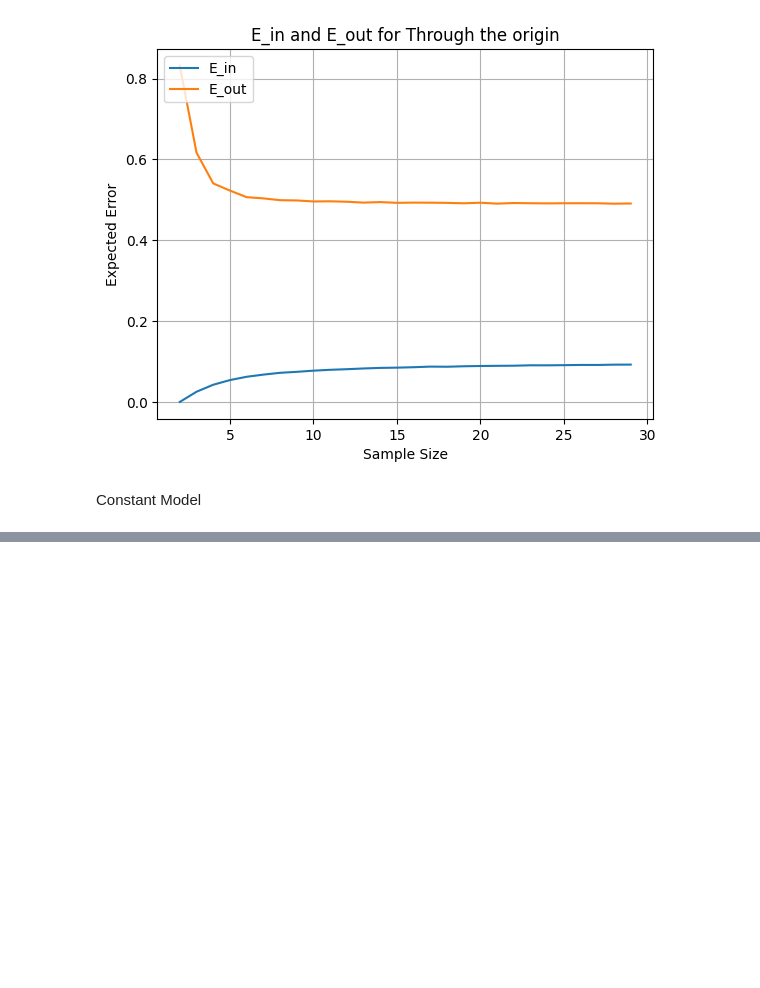
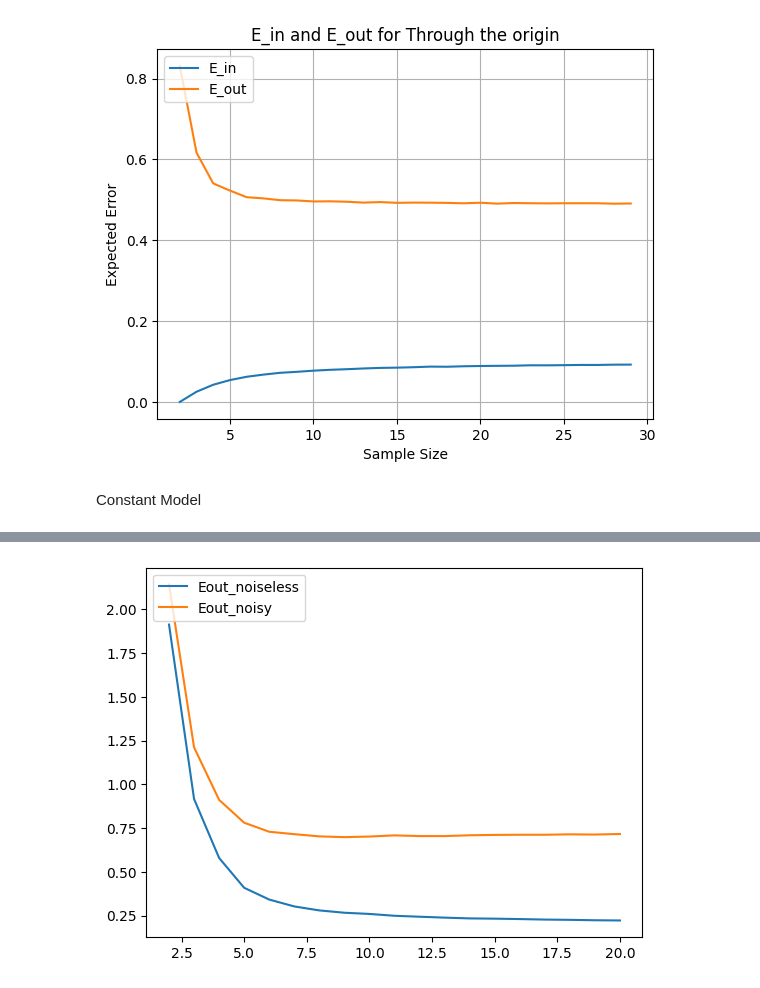
Before and after one commit to BestTP/Machine_Learning, a Jupyter notebook: Generalization.ipynb, the cells around one changed output, grey strips where cells are left out. Cells and saved outputs as stored; diff of their text form; code cells hidden in the pictures; blank space fills up the shorter version.

```diff
--- a/Generalization.ipynb
+++ b/Generalization.ipynb
@@ -876,7 +876,7 @@ for j in range(2,30):
         mse = S/(2*len(X))
         e_in.append(mse)
 
-        y = w0*x
+        y = np.mean(np.sin(np.pi * x))
         AllModel.append(y)
     e_in_all.append(statistics.fmean(e_in))
 
@@ -907,0 +912,97 @@ plt.show()
+# %%
+import numpy as np
+import matplotlib.pyplot as plt
+from scipy.integrate import quad,dblquad
+import statistics
+
+def Normal_Equation(X,Y):
+    A = np.dot(X.T ,X)
+    B = np.dot(X.T , Y)
+    A_I = np.linalg.inv(A)
+    W = np.dot(A_I,B)
+    return W
+
+
+z = np.random.uniform(-1, 1, size=(1000, 1))
+x = np.linspace(-1, 1, 1000)
+
+e_out_all_noiseless =[]
+e_in_all_noiseless =[]
+
+e_out_all_noisy =[]
+e_in_all_noisy =[]
+List_var = []
+for j in range(2,21):
+    #---Noiseless
+    listThetaNoiseless = []
+    AllModel_noiseless = []
+    e_in_noiseless = []
+    #---Noisy
+    listThetaNoisy = []
+    AllModel_noisy = []
+    e_in_noisy = []
+
+    for i in range(3000):
+        X = np.random.choice(z.ravel(), size=j, replace=False)
+        X = np.array(X)
+        X = X.reshape(-1, 1)
+        Y = np.sin(np.pi * X)
+        Y_noisy = np.sin(np.pi * X) + np.var(X)
+
+        X_with_intercept = np.c_[np.ones((X.shape[0], 1)), X]
+        List_var.append(np.var(X))
+        #-----------------------noisless target---------------------
+        theta_noiseless = Normal_Equation(X_with_intercept, Y)
+        listThetaNoiseless.append(theta_noiseless)
+        w0_noiseless = theta_noiseless[0]
+        w1_noiseless = theta_noiseless[1]
+
+        S_0 = 0
+        S_0 = np.sum(((w0_noiseless + w1_noiseless*X)-Y)**2)
+        y_noiseless = w0_noiseless + w1_noiseless*x  #Get all target
+
+        AllModel_noiseless.append(y_noiseless)
+        mse_noiseless = S_0/(2*len(X))
+        e_in_noiseless.append(mse_noiseless)
+        #-----------------------noisy target---------------------
+        theta_noisy = Normal_Equation(X_with_intercept, Y_noisy)
+        listThetaNoisy.append(theta_noisy)
+        w0_noisy= theta_noiseless[0]
+        w1_noisy = theta_noiseless[1]
+
+        S_1 = 0
+        S_1 = np.sum(((w0_noisy + w1_noisy*X)-Y)**2)
+        y_noisy = w0_noisy + w1_noisy*x
+
+        AllModel_noisy.append(y_noisy)
+        mse_noisy = S_0/(2*len(X))
+        e_in_noisy.append(mse_noisy)
+    #------noiseless
+    e_in_all_noiseless.append(statistics.fmean(e_in_noiseless))
+    mean_theta_noiseless = np.average(listThetaNoiseless,axis=0)
+    arrayY_noiseless = np.array(np.sin(np.pi * x))
+    y_bar_noiseless = mean_theta_noiseless[0] + mean_theta_noiseless[1]*x
+    AllModel_array_noiseless = np.array(AllModel_noiseless)
+
+    bias_value_noiseless = np.mean((y_bar_noiseless - arrayY_noiseless)**2)
+    variant_value_noiseless = np.mean((AllModel_array_noiseless - y_bar_noiseless)**2)
+    e_out_noiseless = bias_value_noiseless + variant_value_noiseless
+    e_out_all_noiseless.append(e_out_noiseless)
+
+    #------noisy
+    e_in_all_noisy.append(statistics.fmean(e_in_noisy))
+    mean_theta_noisy = np.average(listThetaNoisy,axis=0)
+    arrayY_noisy = np.array(np.sin(np.pi * x))
+    y_bar_noisy = mean_theta_noisy[0] + mean_theta_noisy[1]*x
+    AllModel_array_noisy = np.array(AllModel_noisy)
+
+    bias_value_noisy = np.mean((y_bar_noisy - arrayY_noisy)**2)
+    variant_value_noisy = np.mean((AllModel_array_noisy - y_bar_noisy )**2)
+    e_out_noisy = np.mean(List_var)+bias_value_noisy + variant_value_noisy
+    e_out_all_noisy.append(e_out_noisy)
+
+
+plt.plot(range(2,len(e_out_all_noiseless)+2),e_out_all_noiseless,label='Eout_noiseless')
+plt.plot(range(2,len(e_out_all_noisy)+2),e_out_all_noisy,label='Eout_noisy')
+plt.legend(loc="upper left")
+# %% [output]
@@ -907,0 +1010 @@ plt.show()
+[figure, added]
```
Also changed, not shown: parts of 3 cells of this notebook.
